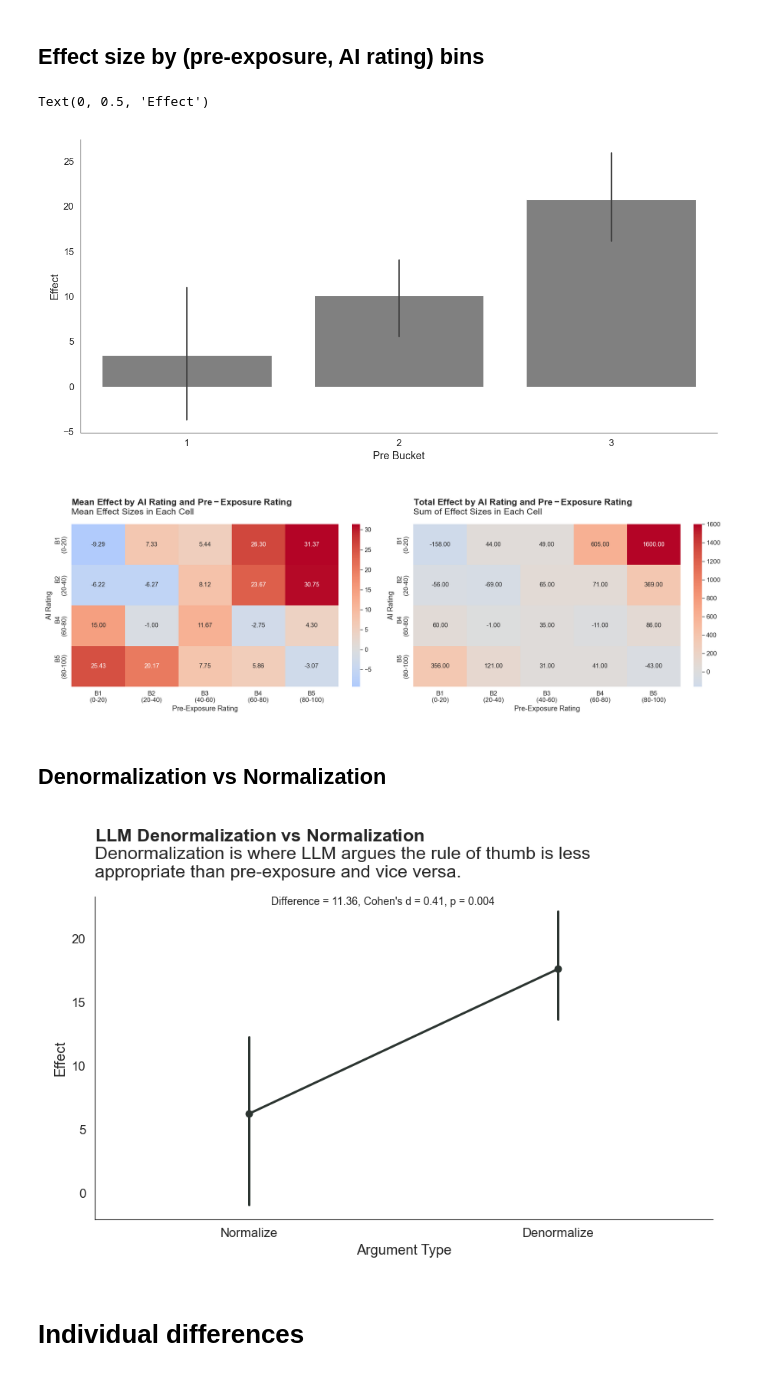
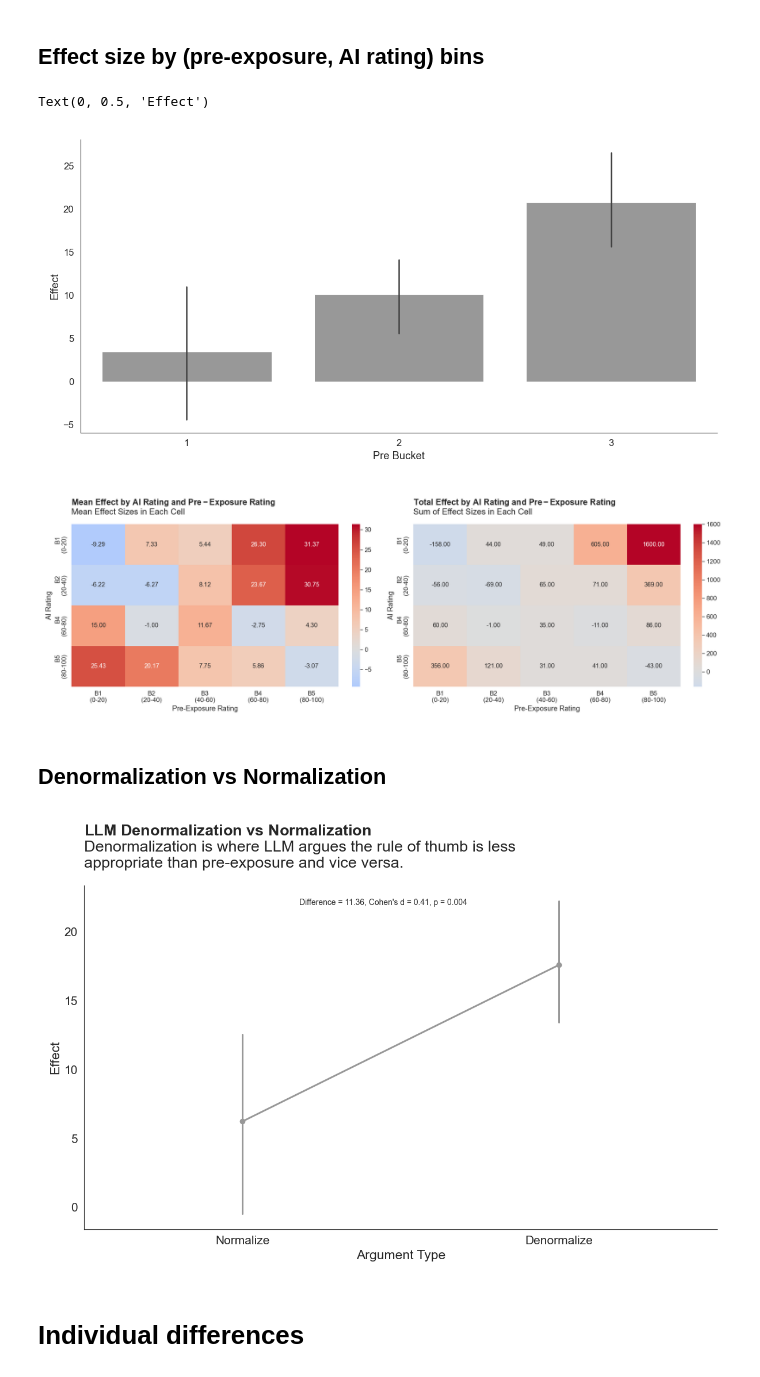
Before and after one commit to josh-ashkinaze/ssl, a Jupyter notebook: study2/6.3_analyze_init_norm_pilot.ipynb, the cells around one changed output. Saved outputs shown, nothing was run; the diff lists cells and outputs as text; code cells hidden in the pictures.

```diff
--- a/study2/6.3_analyze_init_norm_pilot.ipynb
+++ b/study2/6.3_analyze_init_norm_pilot.ipynb
@@ -119,6 +119,8 @@ def make_df():
     df['change_distance'] = df['pre_distance'] - df['post_distance']
     df['did_change_distance'] = df['change_distance'].apply(lambda x: 1 if x > 0 else 0)
     df['did_change'] = 1 * ((df['pre_distance'] - df['post_distance']) != 0)
+    df['raw_update'] = df['post'] - df['pre']
+    df['raw_ai_distance'] = df['rating'] - df['pre']
 
     # Domain cleaning
     df['domain'] = df['domain'].map(short_domain)
@@ -146,6 +148,10 @@ def make_df():
         df[f"{var}_int"] = df[var].map(usage_map)
     df['usage_sum'] = df[['usage_personal_int', 'usage_moral_int', 'usage_convention_int']].sum(axis=1)
 
+    # convince type
+    df['convince_type'] = np.where(df['rating'] < df['pre'], "Denormalize", "Normalize")
+
+
     df.to_csv("../data/qualtrics_experiments/desc_norms_init_norm_pilot_long.csv", index=False)
 
     return df
@@ -446,12 +464,12 @@ df['pre_bucket'] = df['pre'].apply(bucket_label, n_bins=N_BINS)
 df['post_bucket'] = df['post'].apply(bucket_label, n_bins=N_BINS)
 df['pre_bucket_int'] = df['pre_bucket'].apply(get_bucket_number).astype(int)
 plt.figure(figsize=(12, 6))
-sns.barplot(data=df, x='pre_bucket_int', y='change_distance', color='gray')
+sns.barplot(data=df, x='pre_bucket_int', y='change_distance')
 plt.xlabel("Pre Bucket")
 plt.ylabel("Effect")
 # %% [output]
 Text(0, 0.5, 'Effect')
-[figure, old version]
+[figure, new version]
 # %%
 mypal = make_aesthetic(font_scale=1.2)
 N_BINS = 5
@@ -489,35 +507,34 @@ axes[1].set_title(f"{make_bold('Total Effect by AI Rating and Pre-Exposure Ratin
 
 plt.show()
 # %% [output]
-[figure, old version]
+[figure, new version]
 # %% [markdown]
 ## Denormalization vs Normalization
 # %%
 from scipy.stats import permutation_test
 
 def cohens_d(x, y):
    nx, ny = len(x), len(y)
    pooled_std = np.sqrt(((nx-1)*np.var(x, ddof=1) + (ny-1)*np.var(y, ddof=1)) / (nx+ny-2))
    return (np.mean(x) - np.mean(y)) / pooled_std
 
 def statistic(x, y):
    return np.mean(x) - np.mean(y)
 
-df['convince_type'] = np.where(df['rating'] < df['pre'], "Denormalize", "Normalize")
 denorm = df[df['convince_type'] == 'Denormalize']['change_distance']
 norm = df[df['convince_type'] == 'Normalize']['change_distance']
 cohens_d = cohens_d(denorm, norm)
 res = permutation_test((denorm, norm), statistic, n_resamples=10000, alternative='two-sided', random_state=42)
-plt.figure(figsize=(9, 6))
+plt.figure(figsize=(12, 8))
 sns.pointplot(data=df, x='convince_type', y='change_distance')
 plt.ylabel("Effect")
 plt.xlabel("Argument Type")
 plt.title(f"{make_bold('LLM Denormalization vs Normalization')}\nDenormalization is where LLM argues the rule of thumb is less\nappropriate than pre-exposure and vice versa.")
 stats_dz_str = f"Difference = {res.statistic:.2f}, Cohen's d = {cohens_d:.2f}, p = {res.pvalue:.3f}"
 plt.figtext(0.5, 0.8, stats_dz_str, ha="center", fontsize=10)
 plt.show()
 # %% [output]
-[figure, old version]
+[figure, new version]
 # %% [markdown]
 # Individual differences
 # %%
```
Also changed, not shown: parts of 25 cells of this notebook.
